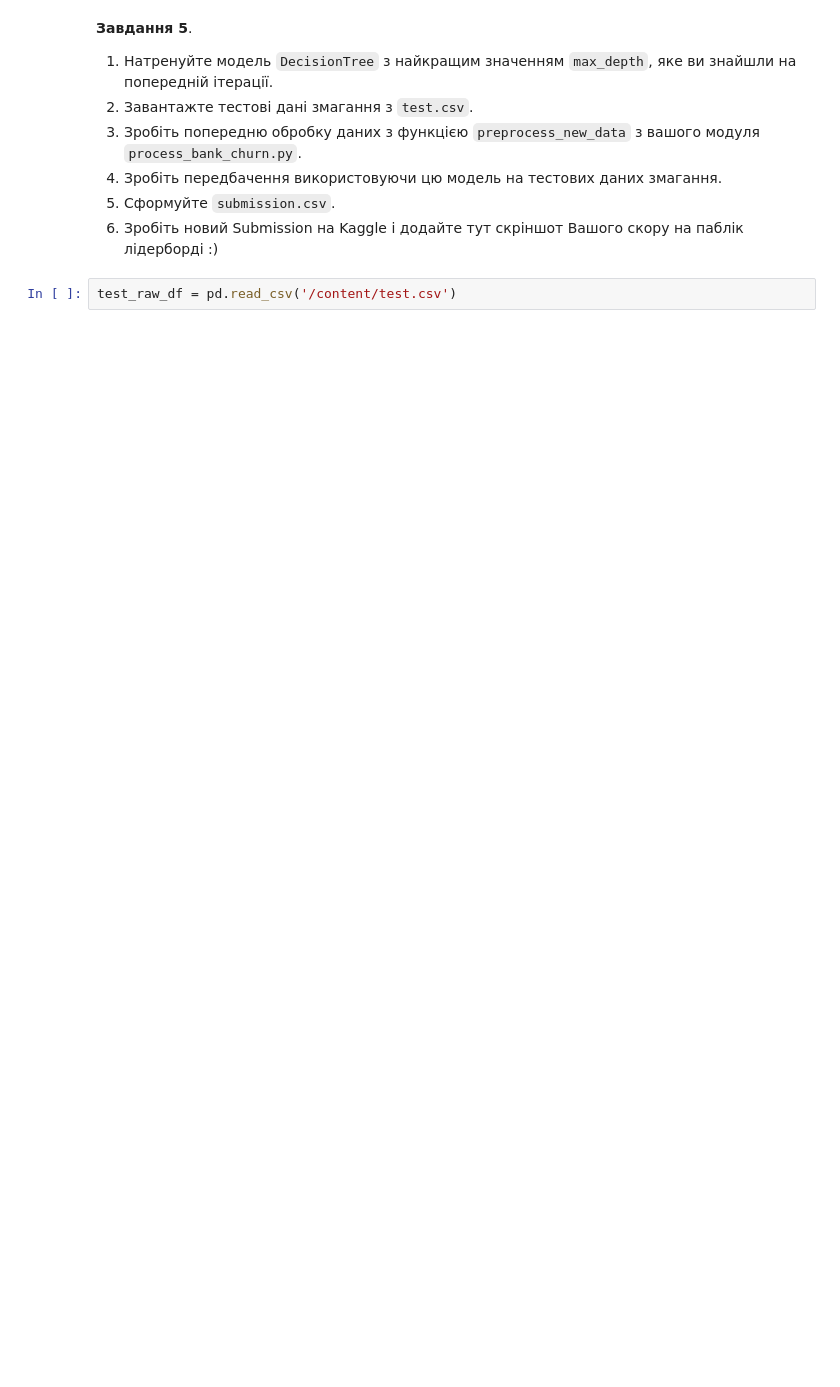
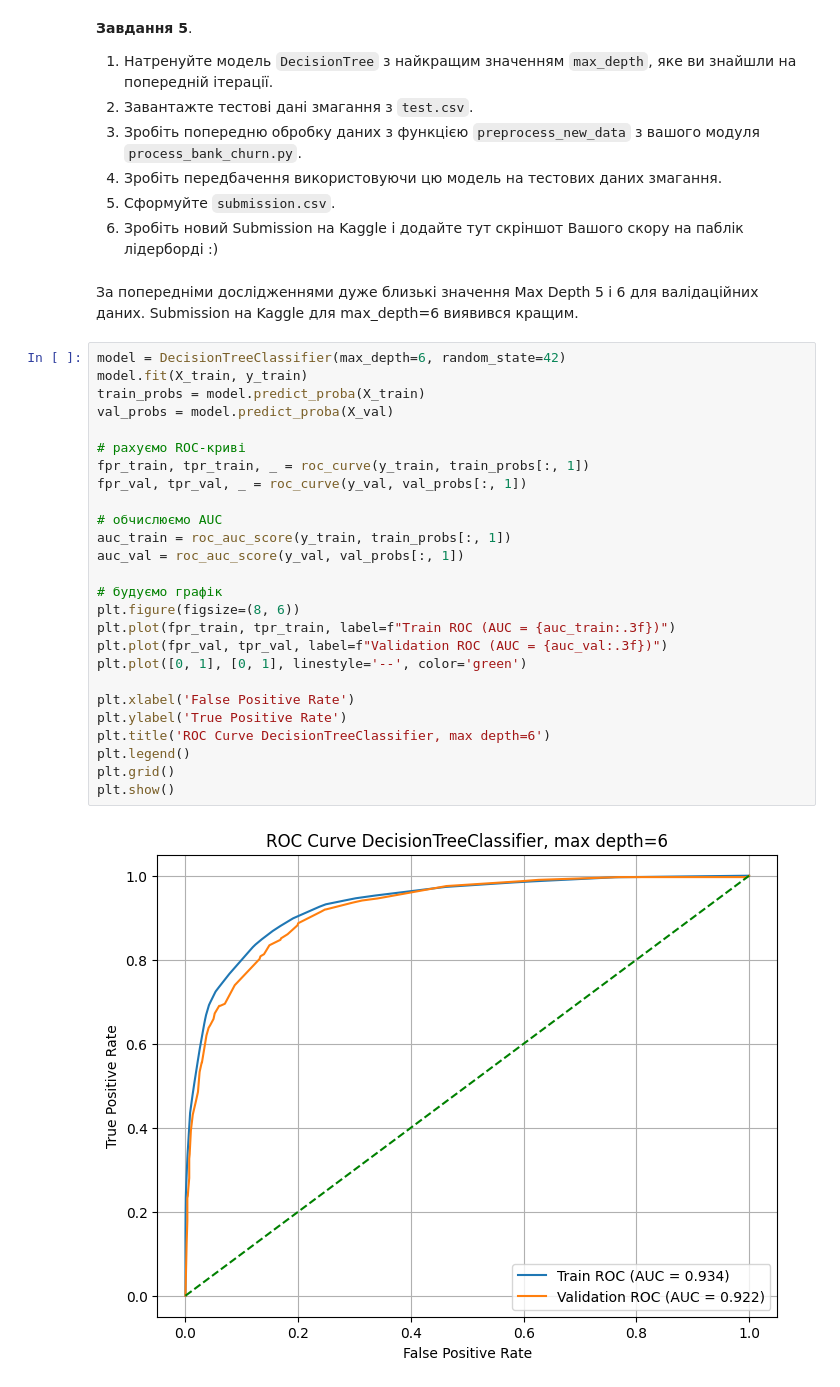
Before and after one commit to Alenushka2013/ML_for_people_tasks, a Jupyter notebook: HW_2_3_Decision_trees.ipynb, the cells around one changed output. Drawn from its saved outputs; the diff is of its cells as text; blank space fills up the shorter version.

```diff
--- a/HW_2_3_Decision_trees.ipynb
+++ b/HW_2_3_Decision_trees.ipynb
@@ -237,7 +262,35 @@ Best result: 8 22 0.8966666666666666
 4. Зробіть передбачення використовуючи цю модель на тестових даних змагання.
 5. Сформуйте `submission.csv`.
 6. Зробіть новий Submission на Kaggle і додайте тут скріншот Вашого скору на паблік лідерборді :)
-# %%
-test_raw_df = pd.read_csv('/content/test.csv')
+# %% [markdown]
+За попередніми дослідженнями дуже близькі значення Max Depth 5 і 6 для валідаційних даних.  Submission на Kaggle для max_depth=6 виявився кращим.
+# %%
+model = DecisionTreeClassifier(max_depth=6, random_state=42)
+model.fit(X_train, y_train)
+train_probs = model.predict_proba(X_train)
+val_probs = model.predict_proba(X_val)
+
+# рахуємо ROC-криві
+fpr_train, tpr_train, _ = roc_curve(y_train, train_probs[:, 1])
+fpr_val, tpr_val, _ = roc_curve(y_val, val_probs[:, 1])
+
+# обчислюємо AUC
+auc_train = roc_auc_score(y_train, train_probs[:, 1])
+auc_val = roc_auc_score(y_val, val_probs[:, 1])
+
+# будуємо графік
+plt.figure(figsize=(8, 6))
+plt.plot(fpr_train, tpr_train, label=f"Train ROC (AUC = {auc_train:.3f})")
+plt.plot(fpr_val, tpr_val, label=f"Validation ROC (AUC = {auc_val:.3f})")
+plt.plot([0, 1], [0, 1], linestyle='--', color='green')
+
+plt.xlabel('False Positive Rate')
+plt.ylabel('True Positive Rate')
+plt.title('ROC Curve DecisionTreeClassifier, max depth=6')
+plt.legend()
+plt.grid()
+plt.show()
+# %% [output]
+[figure, added]
 # %%
 from process_bank_churn import preprocess_new_data
```
Also changed, not shown: parts of 23 cells of this notebook.
